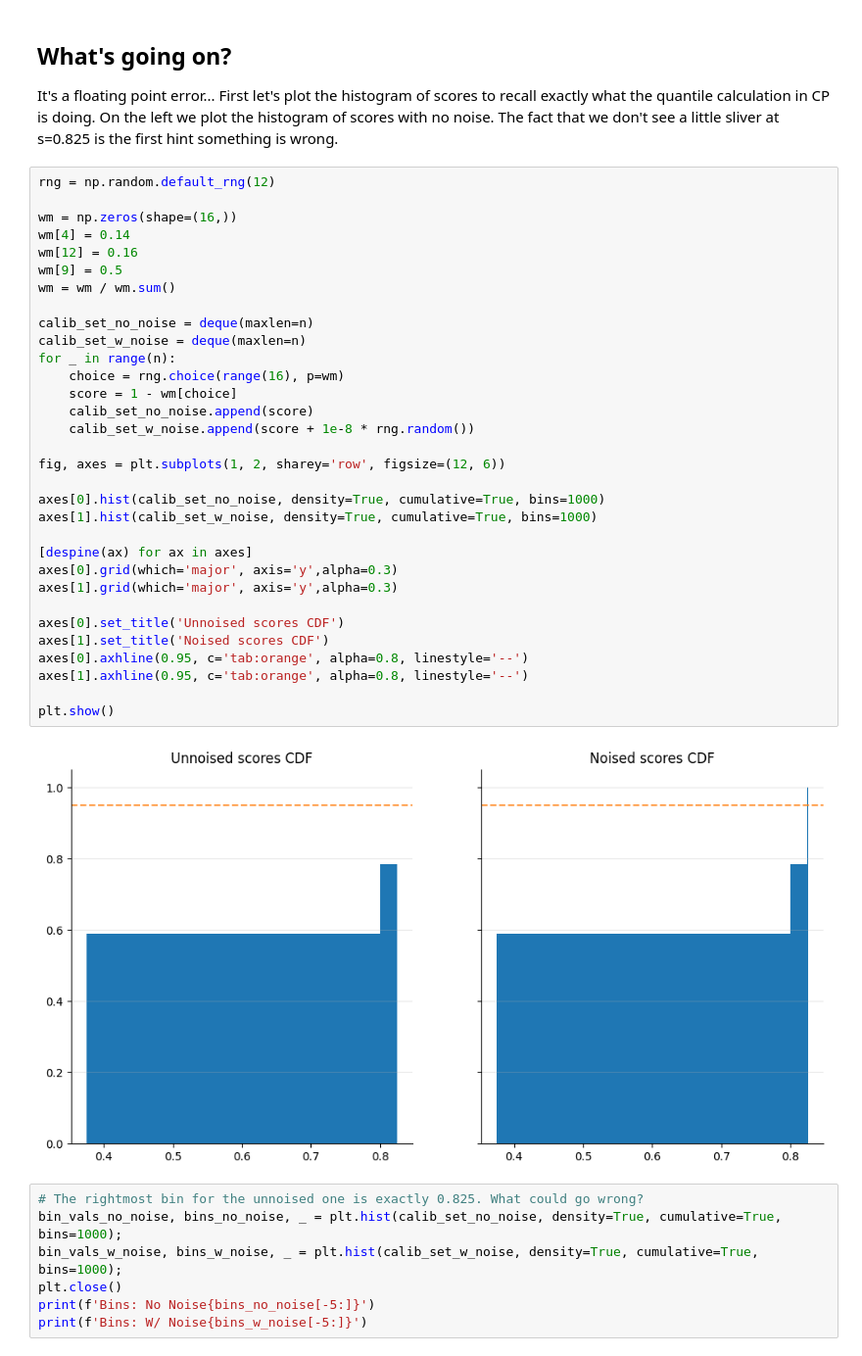
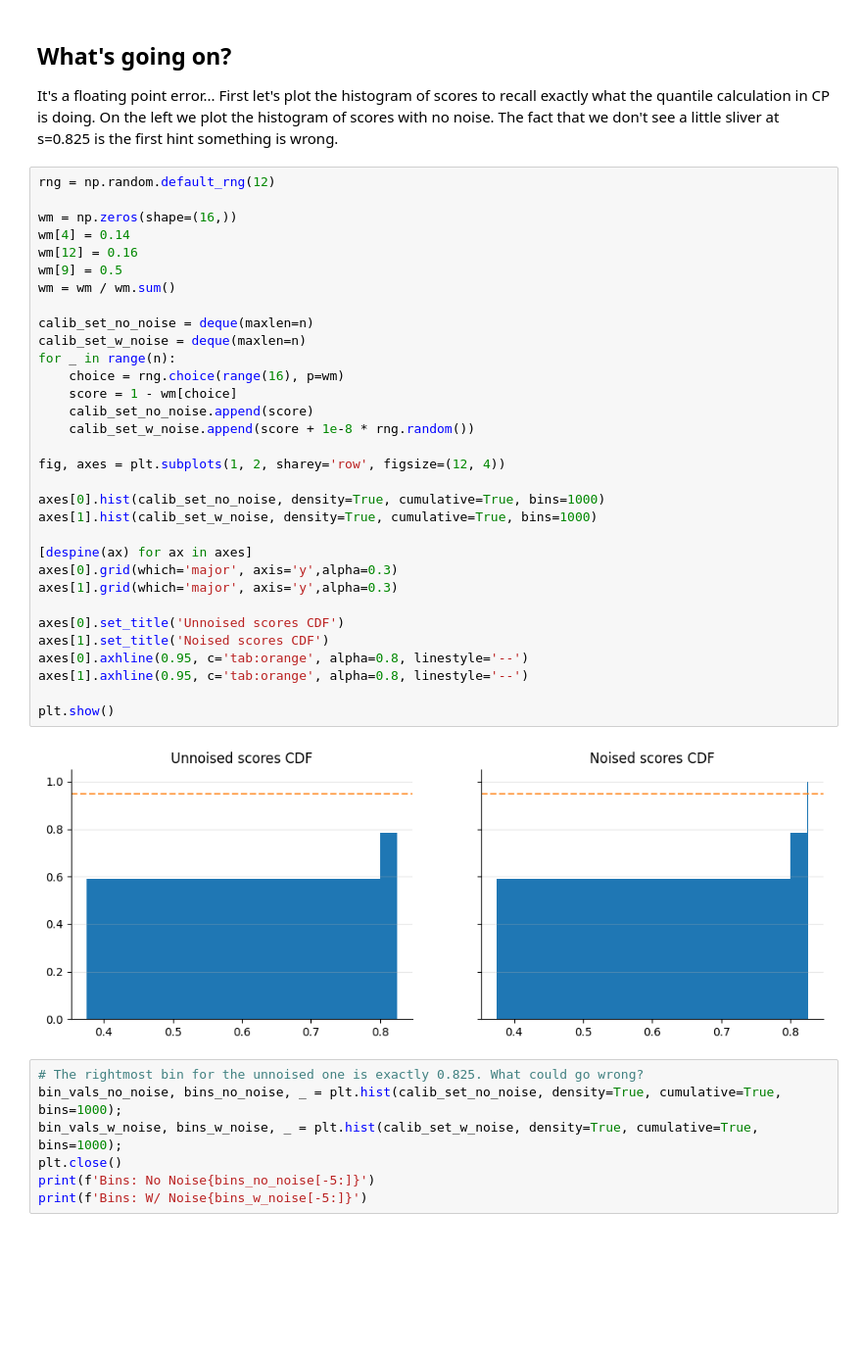
Before and after one commit to foty-hub/msc_thesis, a Jupyter notebook: notebooks/frozen_lake/discrete_cp_test.ipynb, the cells around one changed output. Shown at 98% size. Saved outputs shown, nothing was run; the diff lists cells and outputs as text; blank space fills up the shorter version.

```diff
--- a/notebooks/frozen_lake/discrete_cp_test.ipynb
+++ b/notebooks/frozen_lake/discrete_cp_test.ipynb
@@ -92,35 +92,35 @@ rng = np.random.default_rng(12)
 
 wm = np.zeros(shape=(16,))
 wm[4] = 0.14
 wm[12] = 0.16
 wm[9] = 0.5
 wm = wm / wm.sum()
 
 calib_set_no_noise = deque(maxlen=n)
 calib_set_w_noise = deque(maxlen=n)
 for _ in range(n):
     choice = rng.choice(range(16), p=wm)
     score = 1 - wm[choice]
     calib_set_no_noise.append(score)
     calib_set_w_noise.append(score + 1e-8 * rng.random())
 
-fig, axes = plt.subplots(1, 2, sharey='row', figsize=(12, 6))
+fig, axes = plt.subplots(1, 2, sharey='row', figsize=(12, 4))
 
 axes[0].hist(calib_set_no_noise, density=True, cumulative=True, bins=1000)
 axes[1].hist(calib_set_w_noise, density=True, cumulative=True, bins=1000)
 
 [despine(ax) for ax in axes]
 axes[0].grid(which='major', axis='y',alpha=0.3)
 axes[1].grid(which='major', axis='y',alpha=0.3)
 
 axes[0].set_title('Unnoised scores CDF')
 axes[1].set_title('Noised scores CDF')
 axes[0].axhline(0.95, c='tab:orange', alpha=0.8, linestyle='--')
 axes[1].axhline(0.95, c='tab:orange', alpha=0.8, linestyle='--')
 
 plt.show()
 # %% [output]
-[figure, old version]
+[figure, new version]
 # %%
 # The rightmost bin for the unnoised one is exactly 0.825. What could go wrong?
 bin_vals_no_noise, bins_no_noise, _ = plt.hist(calib_set_no_noise, density=True, cumulative=True, bins=1000);
```
Also changed, not shown: parts of 1 cell of this notebook, 5 other files.
